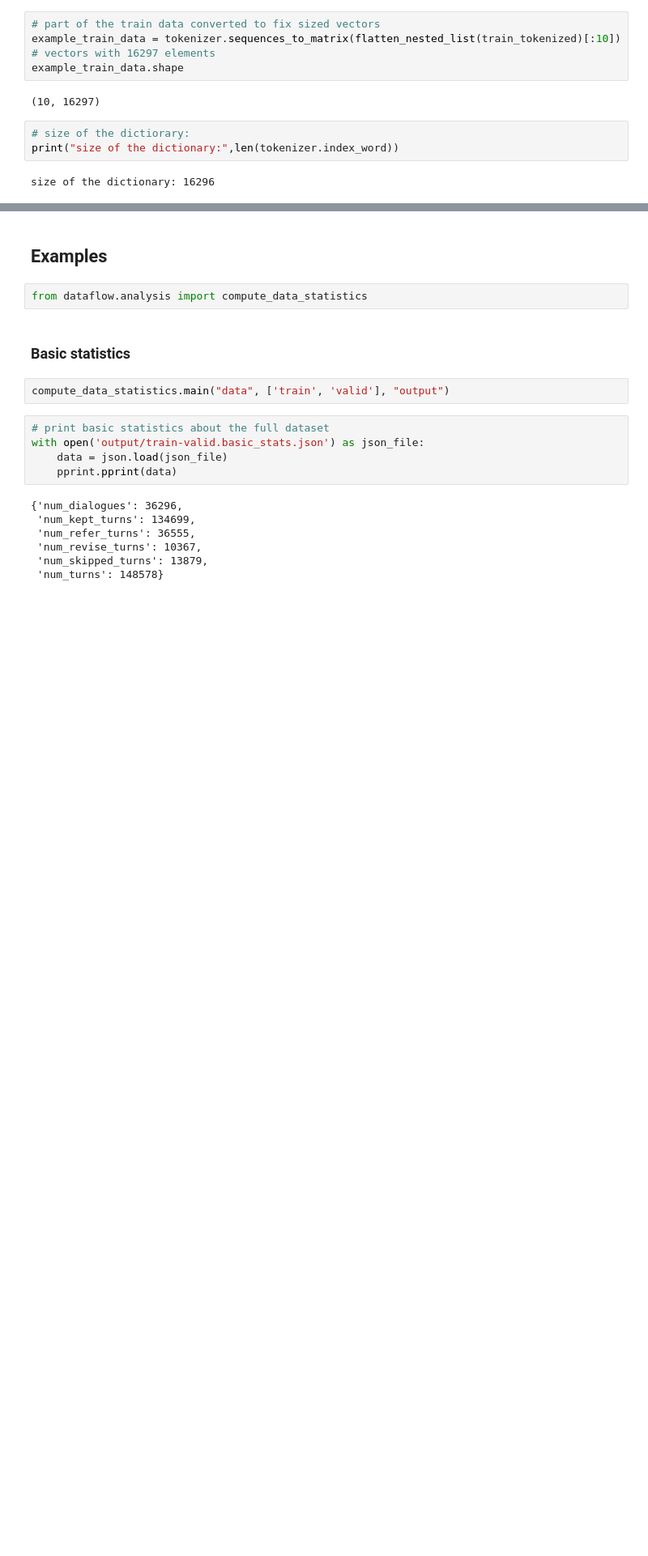
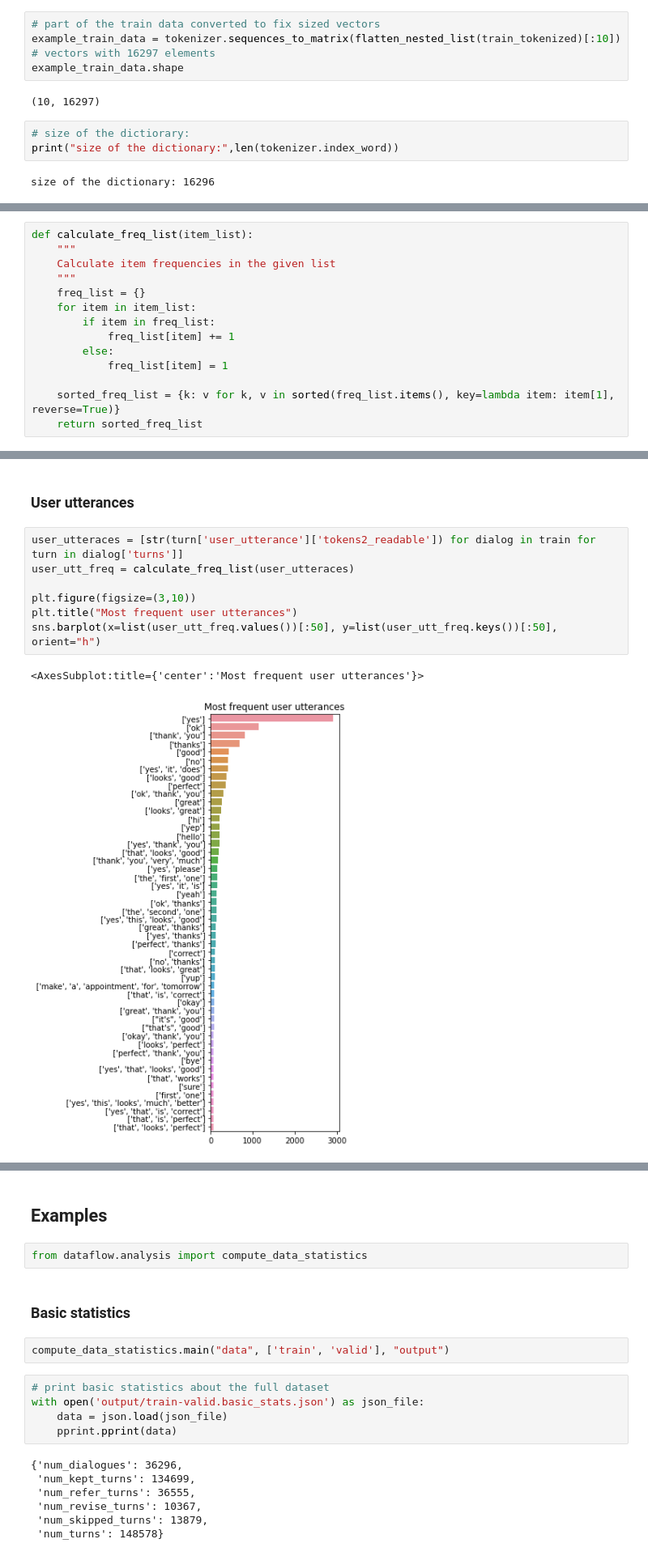
Before and after one commit to Balazska/DaDTeam, a Jupyter notebook: DaDTeam_milestone_I.ipynb, the cells around one changed output, grey strips where cells are left out. Shown at 81% size. Drawn from its saved outputs; the diff is of its cells as text; blank space fills up the shorter version.

Commit message:
added visualization part

```diff
--- a/DaDTeam_milestone_I.ipynb
+++ b/DaDTeam_milestone_I.ipynb
@@ -236,0 +242,14 @@ size of the dictionary: 16296
+# %%
+def calculate_freq_list(item_list):
+    """
+    Calculate item frequencies in the given list
+    """
+    freq_list = {}
+    for item in item_list:
+        if item in freq_list:
+            freq_list[item] += 1
+        else:
+            freq_list[item] = 1
+
+    sorted_freq_list = {k: v for k, v in sorted(freq_list.items(), key=lambda item: item[1], reverse=True)}
+    return sorted_freq_list
@@ -236,0 +266,12 @@ size of the dictionary: 16296
+# %% [markdown]
+### User utterances
+# %%
+user_utteraces = [str(turn['user_utterance']['tokens2_readable']) for dialog in train for turn in dialog['turns']]
+user_utt_freq = calculate_freq_list(user_utteraces)
+
+plt.figure(figsize=(3,10))
+plt.title("Most frequent user utterances")
+sns.barplot(x=list(user_utt_freq.values())[:50], y=list(user_utt_freq.keys())[:50], orient="h")
+# %% [output]
+<AxesSubplot:title={'center':'Most frequent user utterances'}>
+[figure, added]
```
Also changed, not shown: parts of 17 cells of this notebook.
